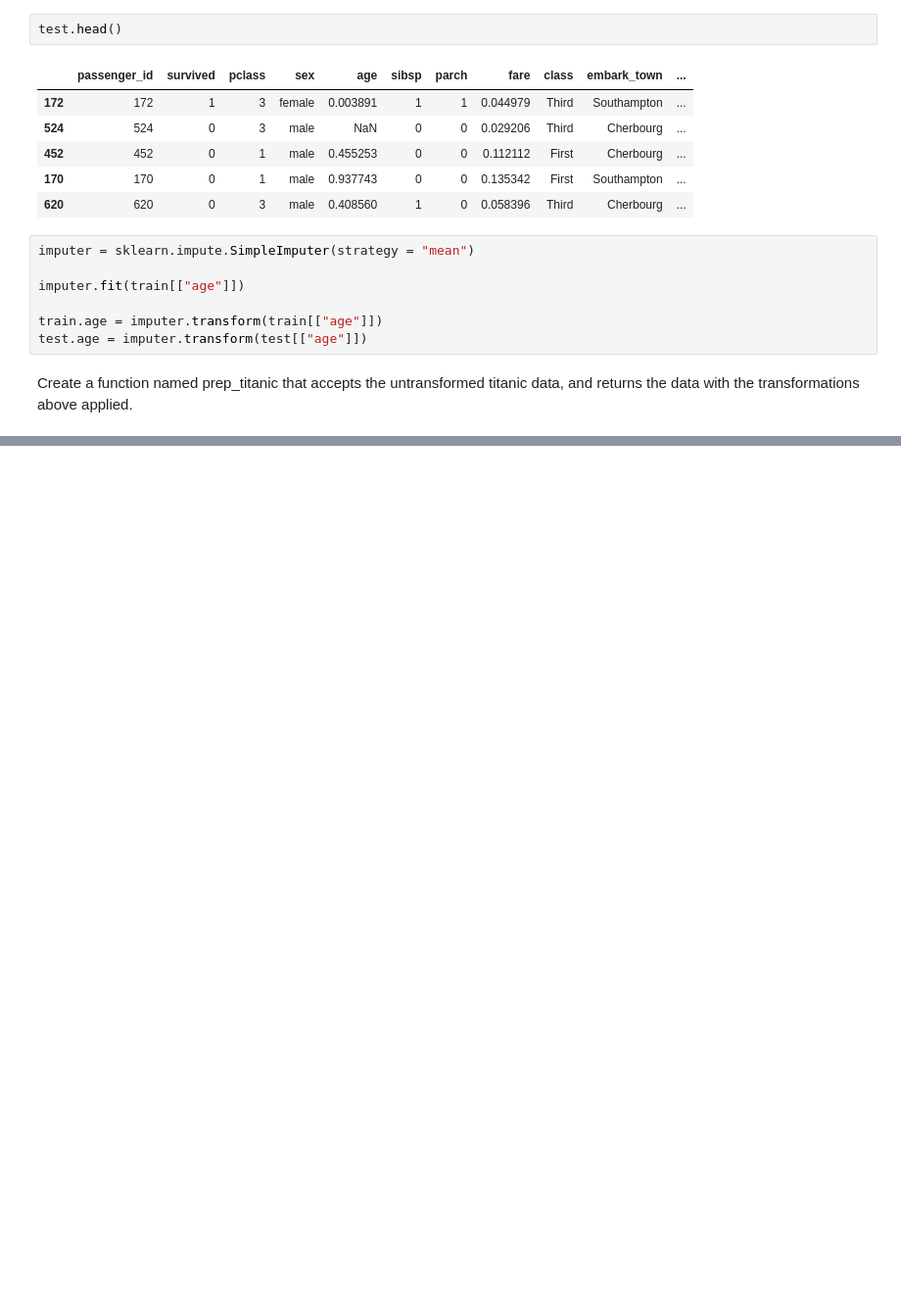
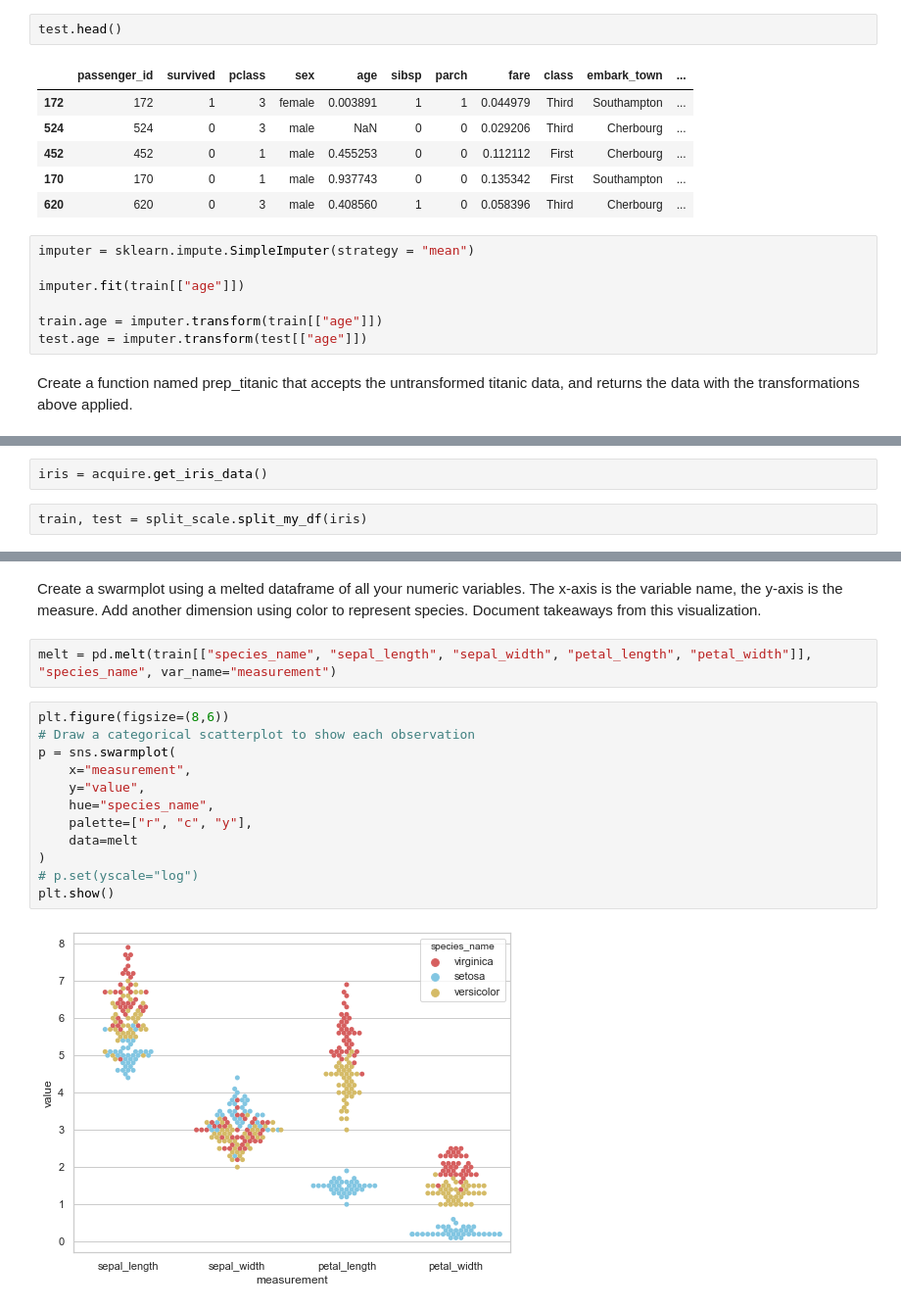
Before and after one commit to guedanie/ds-methodologies-exercises, a Jupyter notebook: classification/classification_exercises.ipynb, the cells around one changed output, grey strips where cells are left out. Shown at 98% size. Saved outputs shown, nothing was run; the diff lists cells and outputs as text; blank space fills up the shorter version.

```diff
--- a/classification/classification_exercises.ipynb
+++ b/classification/classification_exercises.ipynb
@@ -378,0 +385,4 @@ Create a function named prep_titanic that accepts the untransformed titanic data
+# %%
+iris = acquire.get_iris_data()
+# %%
+train, test = split_scale.split_my_df(iris)
@@ -378,0 +398,18 @@ Create a function named prep_titanic that accepts the untransformed titanic data
+# %% [markdown]
+Create a swarmplot using a melted dataframe of all your numeric variables. The x-axis is the variable name, the y-axis is the measure. Add another dimension using color to represent species. Document takeaways from this visualization.
+# %%
+melt = pd.melt(train[["species_name", "sepal_length", "sepal_width", "petal_length", "petal_width"]], "species_name", var_name="measurement")
+# %%
+plt.figure(figsize=(8,6))
+# Draw a categorical scatterplot to show each observation
+p = sns.swarmplot(
+    x="measurement",
+    y="value",
+    hue="species_name",
+    palette=["r", "c", "y"],
+    data=melt
+)
+# p.set(yscale="log")
+plt.show()
+# %% [output]
+[figure, added]
```
Also changed, not shown: parts of 16 cells of this notebook.
